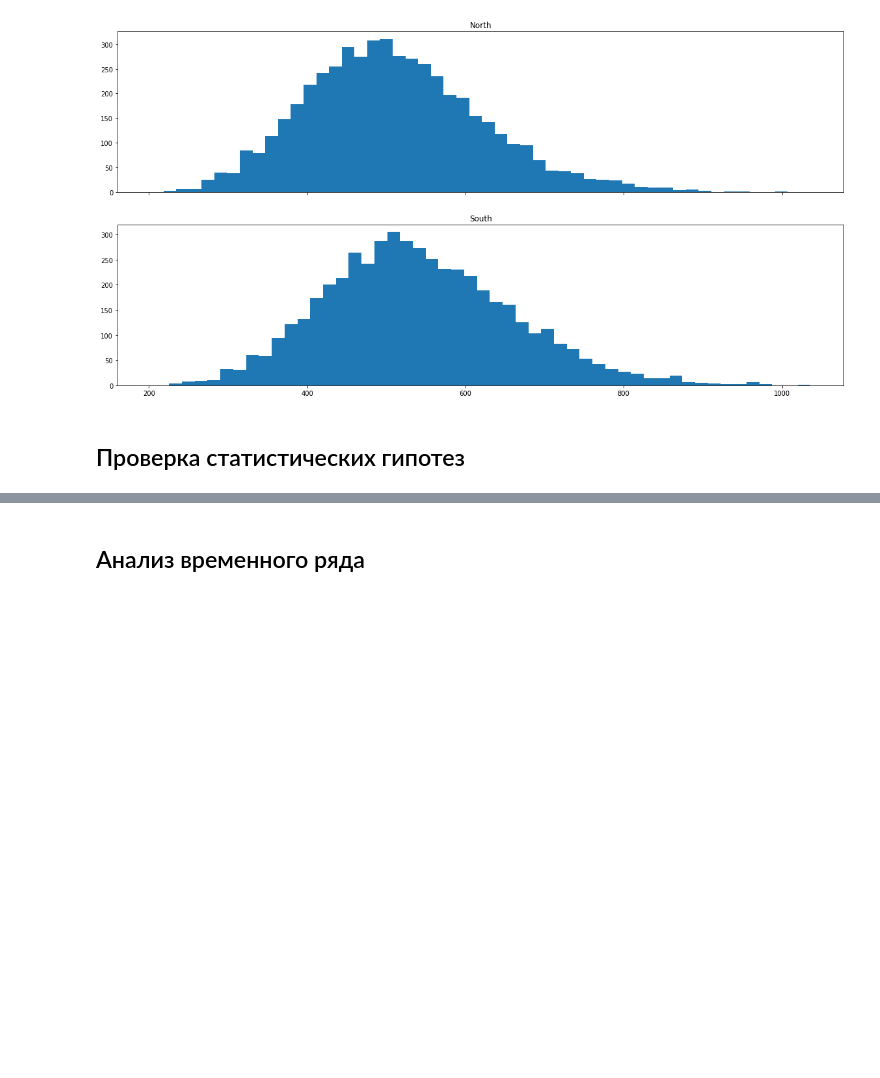
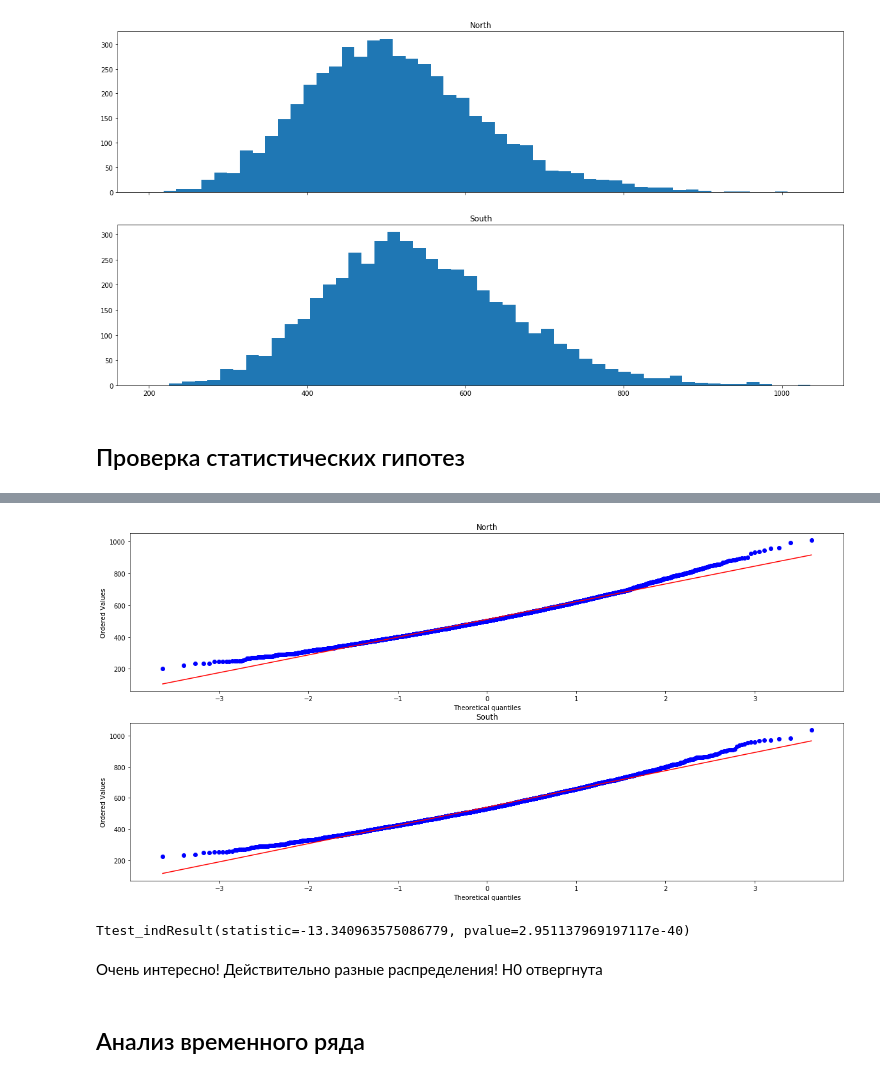
Before and after one commit to LevKats/SphereDataMining, a Jupyter notebook: katsHW3.ipynb, the cells around one changed output, grey strips where cells are left out. Saved outputs shown, nothing was run; the diff lists cells and outputs as text; code cells hidden in the pictures; blank space fills up the shorter version.

```diff
--- a/katsHW3.ipynb
+++ b/katsHW3.ipynb
@@ -196,3 +207,21 @@ plt.show()
+# %%
+f, (ax1, ax2) = plt.subplots(
+    nrows=2, figsize=(20, 10)
+)
+stats.probplot(north_means, dist="norm", plot=ax1)
+ax1.set_title("North")
+stats.probplot(south_means, dist="norm", plot=ax2)
+ax2.set_title("South")
+plt.show()
+# %% [output]
+[figure, added]
+# %%
+t_stat = stats.ttest_ind(north_means, south_means)
+t_stat
+# %% [output]
+Ttest_indResult(statistic=-13.340963575086779, pvalue=2.951137969197117e-40)
+# %% [markdown]
+Очень интересно! Действительно разные распределения! H0 отвергнута
 # %% [markdown]
 ## Анализ временного ряда
 # %% [markdown]
```
Also changed, not shown: parts of 2 cells of this notebook.
